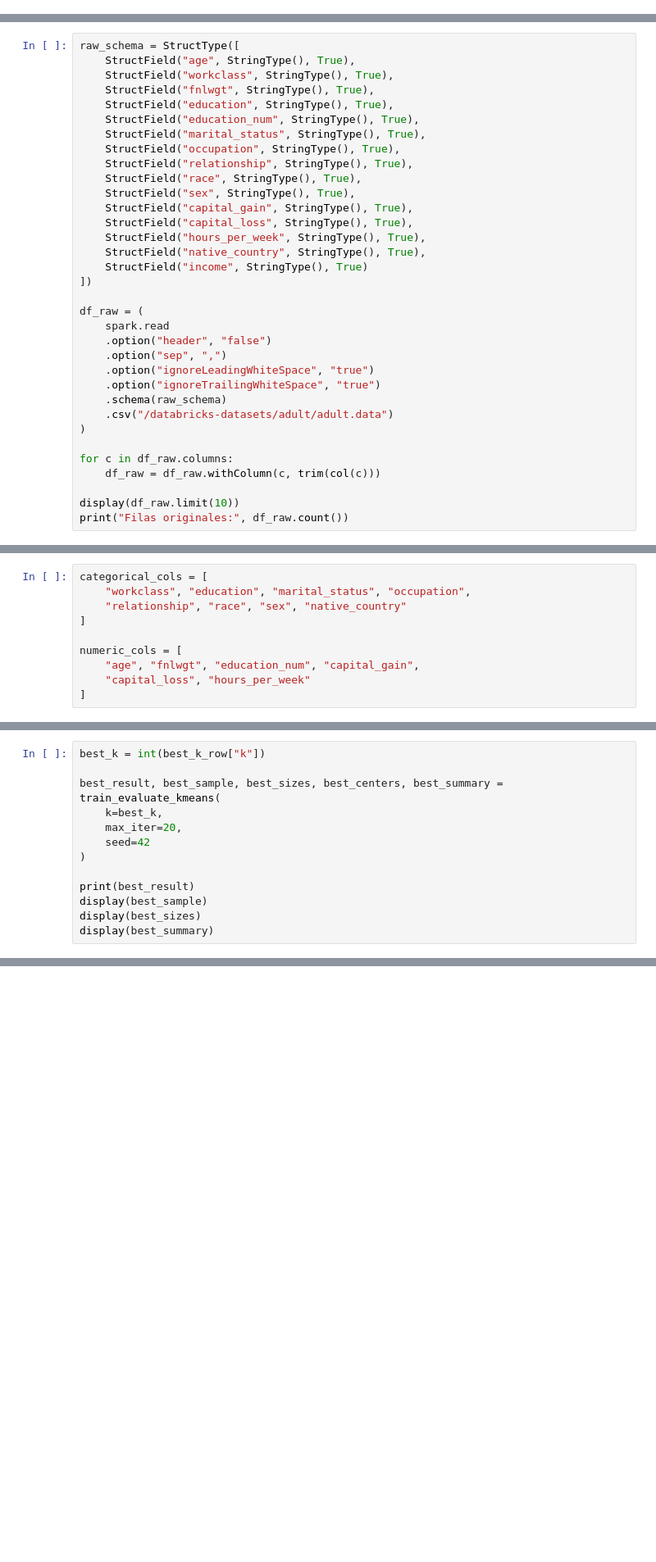
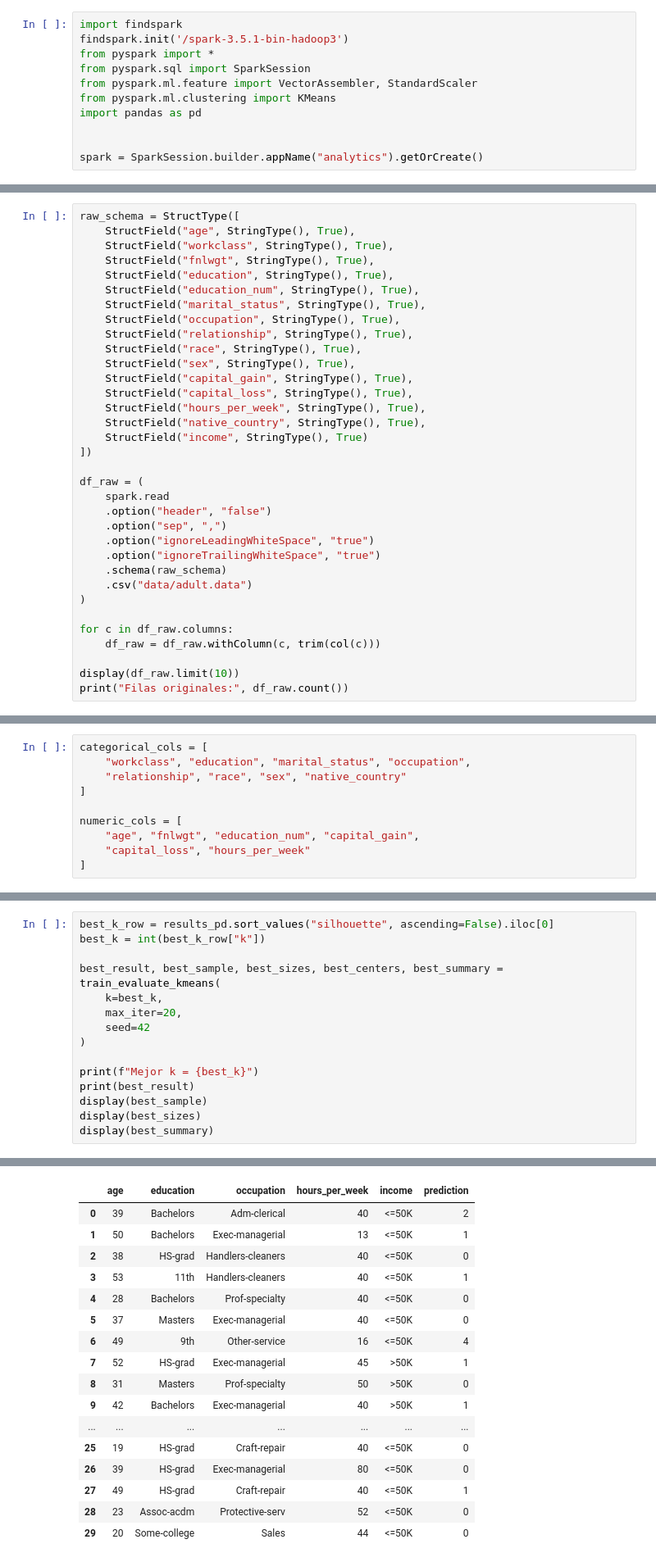
Before and after one commit to joaguilar/spark_databricks, a Jupyter notebook: 29-1 kmeans.ipynb, the cells around one changed output, grey strips where cells are left out. Shown at 82% size. Drawn from its saved outputs; the diff is of its cells as text; blank space fills up the shorter version.

Commit message:
Fixes for kmeans

```diff
--- a/29-1 kmeans.ipynb
+++ b/29-1 kmeans.ipynb
@@ -7,3 +7,14 @@
 # 3. Entrenar KMeans
 # 4. Evaluar con silhouette
 # 5. Registrar parámetros y métricas con MLflow
+# %%
+import findspark
+findspark.init('/spark-3.5.1-bin-hadoop3')
+from pyspark import *
+from pyspark.sql import SparkSession
+from pyspark.ml.feature import VectorAssembler, StandardScaler
+from pyspark.ml.clustering import KMeans
+import pandas as pd
+
+
+spark = SparkSession.builder.appName("analytics").getOrCreate()
@@ -46,7 +63,7 @@ df_raw = (
     .option("ignoreLeadingWhiteSpace", "true")
     .option("ignoreTrailingWhiteSpace", "true")
     .schema(raw_schema)
-    .csv("/databricks-datasets/adult/adult.data")
+    .csv("data/adult.data")
 )
 
 for c in df_raw.columns:
@@ -279,4 +390,5 @@ plt.show()
 # %%
+best_k_row = results_pd.sort_values("silhouette", ascending=False).iloc[0]
 best_k = int(best_k_row["k"])
 
 best_result, best_sample, best_sizes, best_centers, best_summary = train_evaluate_kmeans(
@@ -285,7 +397,9 @@ best_result, best_sample, best_sizes, best_centers, best_summary = train_evaluat
     seed=42
 )
 
+print(f"Mejor k = {best_k}")
 print(best_result)
 display(best_sample)
 display(best_sizes)
 display(best_summary)
+# %% [output]
@@ -291,0 +408,17 @@ display(best_summary)
+|  | age | education | occupation | hours_per_week | income | prediction |
+| 0 | 39 | Bachelors | Adm-clerical | 40 | <=50K | 2 |
+| 1 | 50 | Bachelors | Exec-managerial | 13 | <=50K | 1 |
+| 2 | 38 | HS-grad | Handlers-cleaners | 40 | <=50K | 0 |
+| 3 | 53 | 11th | Handlers-cleaners | 40 | <=50K | 1 |
+| 4 | 28 | Bachelors | Prof-specialty | 40 | <=50K | 0 |
+| 5 | 37 | Masters | Exec-managerial | 40 | <=50K | 0 |
+| 6 | 49 | 9th | Other-service | 16 | <=50K | 4 |
+| 7 | 52 | HS-grad | Exec-managerial | 45 | >50K | 1 |
+| 8 | 31 | Masters | Prof-specialty | 50 | >50K | 0 |
+| 9 | 42 | Bachelors | Exec-managerial | 40 | >50K | 1 |
+| ... | ... | ... | ... | ... | ... | ... |
+| 25 | 19 | HS-grad | Craft-repair | 40 | <=50K | 0 |
+| 26 | 39 | HS-grad | Exec-managerial | 80 | <=50K | 0 |
+| 27 | 49 | HS-grad | Craft-repair | 40 | <=50K | 1 |
+| 28 | 23 | Assoc-acdm | Protective-serv | 52 | <=50K | 0 |
+| 29 | 20 | Some-college | Sales | 44 | <=50K | 0 |
```
Also changed, not shown: parts of 18 cells of this notebook.
